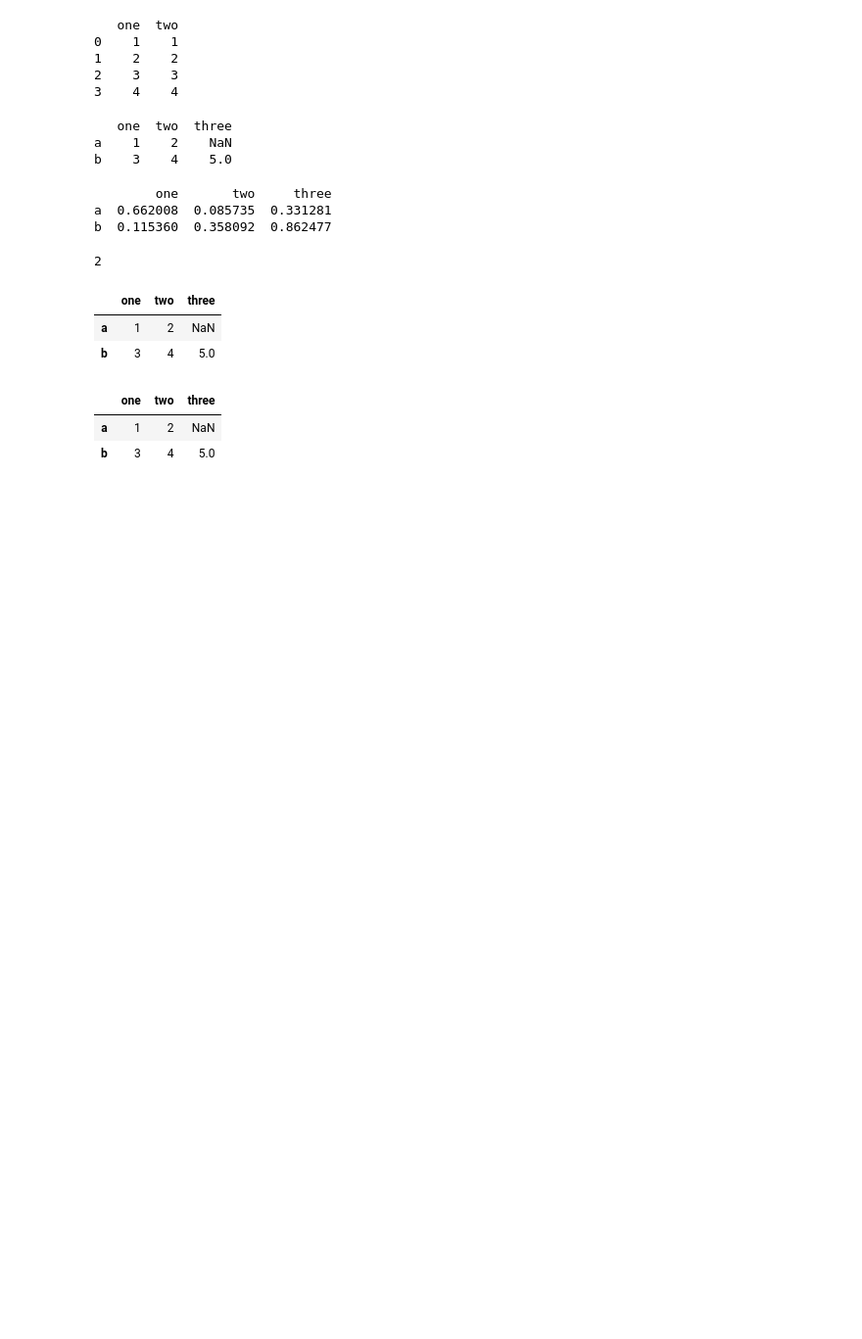
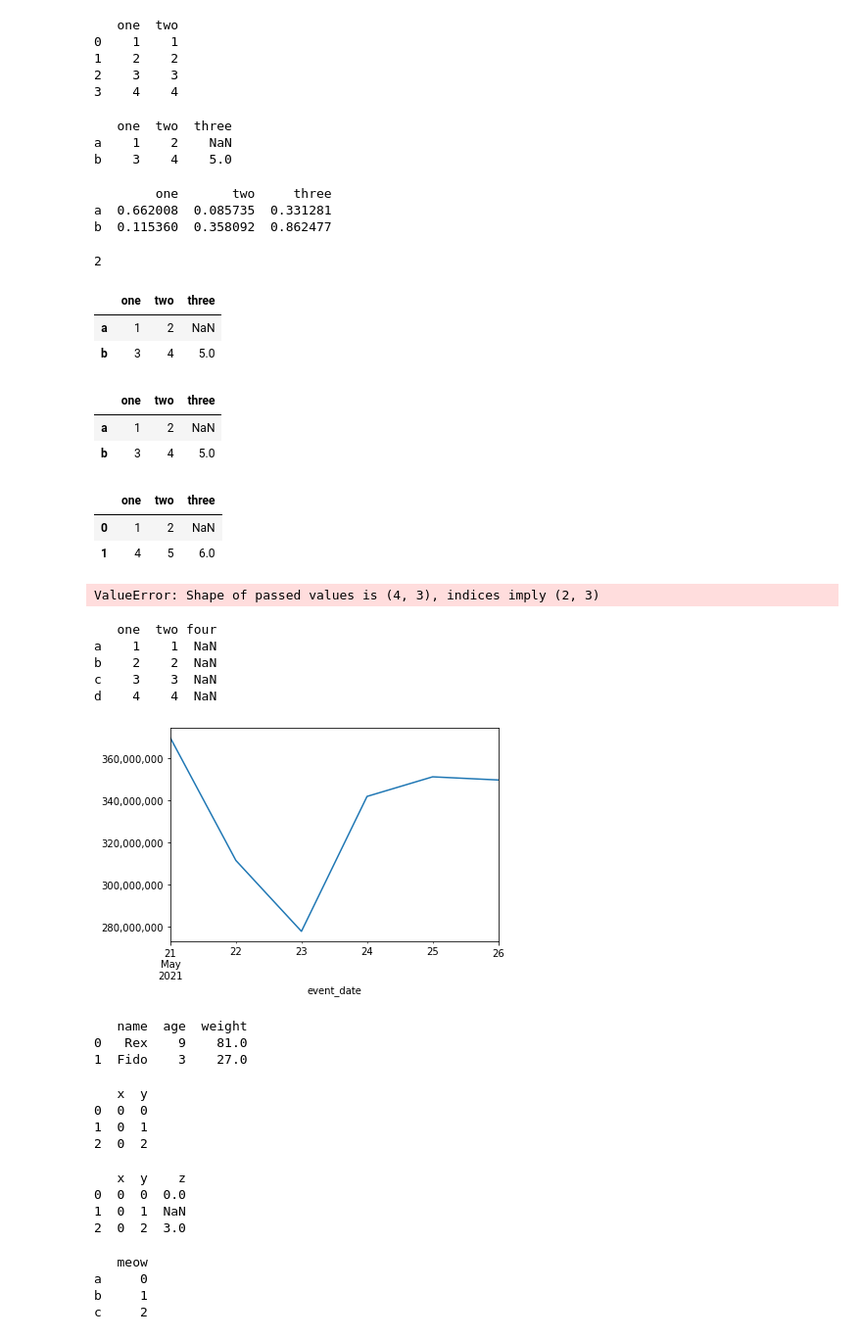
Before and after one commit to lhduc94/kungfupandas, a Jupyter notebook: code.ipynb, the cells around one changed output. Shown at 98% size. Cells and saved outputs as stored; diff of their text form; code cells hidden in the pictures; blank space fills up the shorter version.

```diff
--- a/code.ipynb
+++ b/code.ipynb
@@ -100,0 +102,10 @@ df
+# %%
+pd.DataFrame(d)
+# %% [output]
+|  | one | two | three |
+| 0 | 1 | 2 | NaN |
+| 1 | 4 | 5 | 6.0 |
+# %%
+print(pd.DataFrame(d, index=["a", "b"], columns=['one', 'three', 'four']))
+# %% [output]
+ValueError: Shape of passed values is (4, 3), indices imply (2, 3)
@@ -100,0 +118,14 @@ df
+# %%
+print(pd.DataFrame(data=d,
+             index=["a", "b", "c", "d"],
+             columns=["one", "two", "four"]))
+# %% [output]
+   one  two four
+a    1    1  NaN
+b    2    2  NaN
+c    3    3  NaN
+d    4    4  NaN
+# %%
+df = pd.DataFrame({'event_date': ['2021-05-21', '2021-05-22', '2021-05-23',  '2021-05-24',
+                                  '2021-05-25', '2021-05-26'],
+                   'value_counts': [369655923, 311464489, 277824661, 341812481, 351104788, 349610508]})
@@ -100,0 +134,4 @@ df
+# %%
+df['event_date'] = pd.to_datetime(df['event_date'])
+# %%
+df.set_index('event_date',inplace=True)
@@ -100,0 +140,6 @@ df
+# %%
+ax = df['value_counts'].plot()
+ax.get_yaxis().set_major_formatter(
+    matplotlib.ticker.FuncFormatter(lambda x, p: format(int(x), ',')))
+# %% [output]
+[figure, added]
@@ -100,0 +149,6 @@ df
+# %%
+print(pd.DataFrame(x))
+# %% [output]
+   name  age  weight
+0   Rex    9    81.0
+1  Fido    3    27.0
@@ -100,0 +159,14 @@ df
+# %%
+print(pd.DataFrame([Point2D(0, 0), Point2D(0,1), Point2D(0,2)]))
+# %% [output]
+   x  y
+0  0  0
+1  0  1
+2  0  2
+# %%
+print(pd.DataFrame([Point3D(0, 0, 0), Point2D(0, 1), Point3D(0, 2, 3)]))
+# %% [output]
+   x  y    z
+0  0  0  0.0
+1  0  1  NaN
+2  0  2  3.0
@@ -100,0 +175,7 @@ df
+# %%
+print(pd.DataFrame(s))
+# %% [output]
+   meow
+a     0
+b     1
+c     2
```
Also changed, not shown: parts of 11 cells of this notebook, 18 other files.
